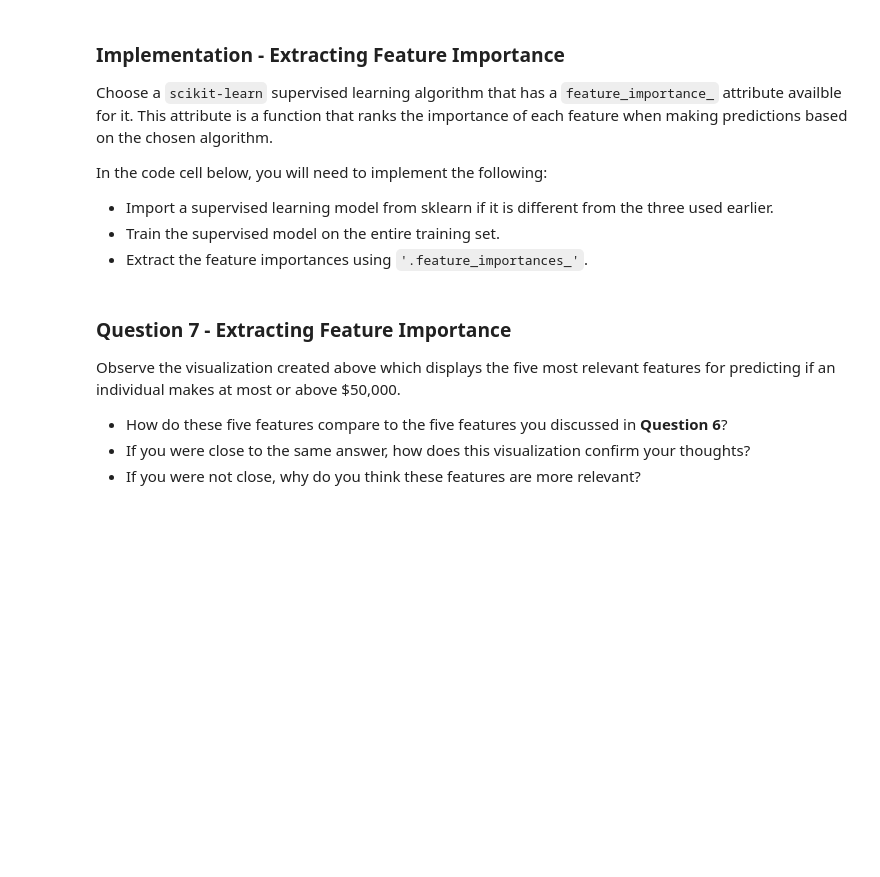
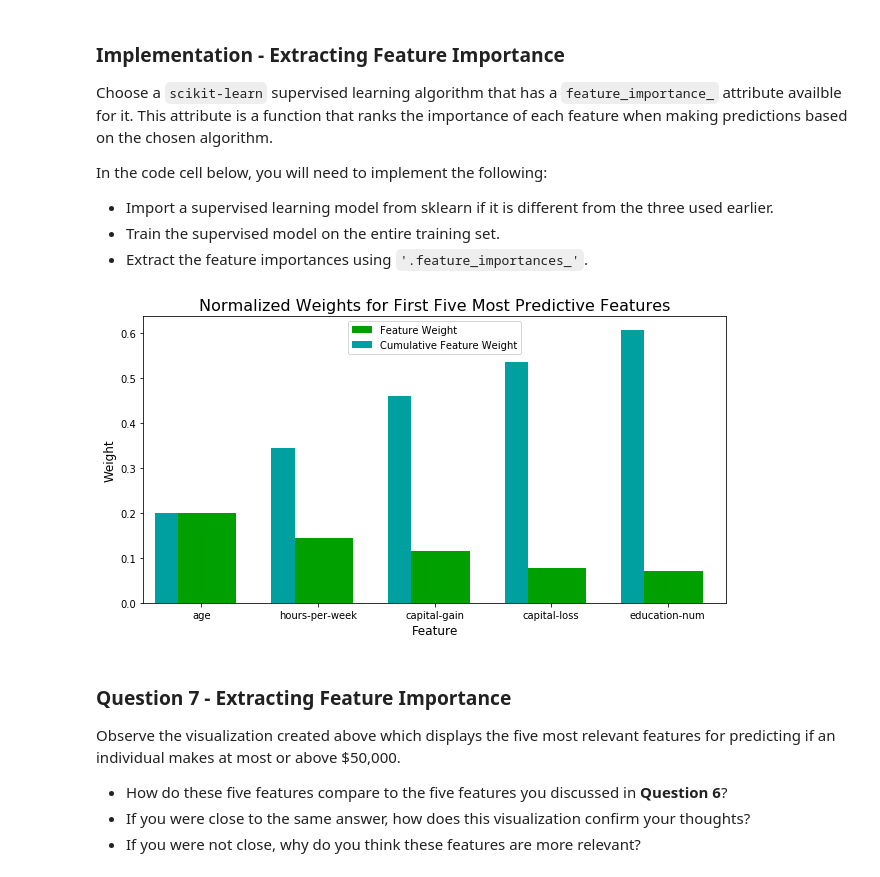
Before and after one commit to ruiconti/machine-learning, a Jupyter notebook: projects/finding_donors/finding_donors.ipynb, the cells around one changed output. Drawn from its saved outputs; the diff is of its cells as text; code cells hidden in the pictures; blank space fills up the shorter version.

```diff
--- a/projects/finding_donors/finding_donors.ipynb
+++ b/projects/finding_donors/finding_donors.ipynb
@@ -605,25 +713,29 @@ from sklearn.grid_search import GridSearchCV
 from sklearn.metrics import make_scorer
 
 # TODO: Initialize the classifier
-clf = GradientBoostingClassifier(random_state=0)
+# clf = GradientBoostingClassifier(random_state=0)
+clf = XGBClassifier(random_state=0, n_jobs=3, silent=True)
 
 # TODO: Create the parameters list you wish to tune, using a dictionary if needed.
 # HINT: parameters = {'parameter_1': [value1, value2], 'parameter_2': [value1, value2]}
 parameters = {
-    'loss': ['deviance'],
-    'learning_rate': [0.1],
-    'n_estimators': [100, 300, 500, 1000],
-#     'subsample': [0.5, 1],
-    'criterion': ['mae'],
-#     'min_samples_leaf': [samples_10, samples_10/2, samples_10*2],
-#     'max_depth': [3, 4]
+    'booster': ['gbtree'],
+    'learning_rate': [0.2],
+    'max_depth': [5],
+    'scale_pos_weight': [0.5],
+    'reg_alpha': [0.5],
+    'reg_lambda': [0.01],
+    'sample_type': ['weighted'],
+    'n_estimators': [160],
+    'objective': ['binary:logistic'],
+    'eval_metric': ['mae']
 }
 
 # TODO: Make an fbeta_score scoring object using make_scorer()
 scorer = make_scorer(fbeta_score, beta=0.5)
 
 # TODO: Perform grid search on the classifier using 'scorer' as the scoring method using GridSearchCV()
-grid_obj = GridSearchCV(clf, parameters, scoring=scorer)
+grid_obj = GridSearchCV(clf, parameters, scoring=scorer, n_jobs=-1, cv=7)
 
 # TODO: Fit the grid search object to the training data and find the optimal parameters using fit()
 grid_fit = grid_obj.fit(X_train[:samples_10], y_train[:samples_10])
@@ -633,7 +745,7 @@ best_clf = grid_fit.best_estimator_
 
 # Make predictions using the unoptimized and model
 predictions = (clf.fit(X_train, y_train)).predict(X_test)
-best_predictions = best_clf.predict(X_test)
+best_predictions = (best_clf.fit(X_train, y_train)).predict(X_test)
 
 # Report the before-and-afterscores
 print("Unoptimized model\n------")
@@ -695,15 +837,17 @@ In the code cell below, you will need to implement the following:
 # %%
 # TODO: Import a supervised learning model that has 'feature_importances_'
 
 # TODO: Train the supervised model on the training set using .fit(X_train, y_train)
-model = RandomForestClassifier()
+model = best_clf
 model.fit(X_train, y_train)
 
 # TODO: Extract the feature importances using .feature_importances_
 importances = model.feature_importances_
 
 # Plot
 vs.feature_plot(importances, X_train, y_train)
+# %% [output]
+[figure, added]
 # %% [markdown]
 ### Question 7 - Extracting Feature Importance
 
```
Also changed, not shown: parts of 31 cells of this notebook.
